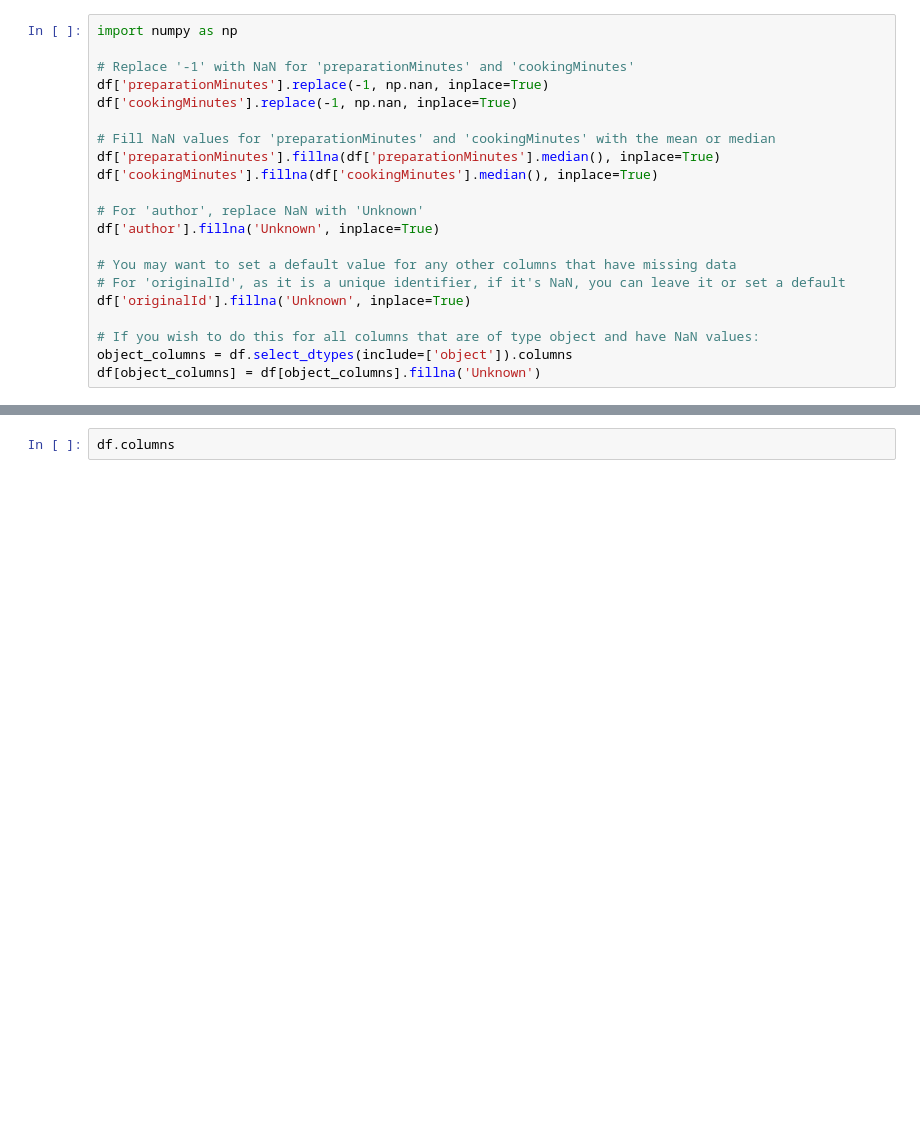
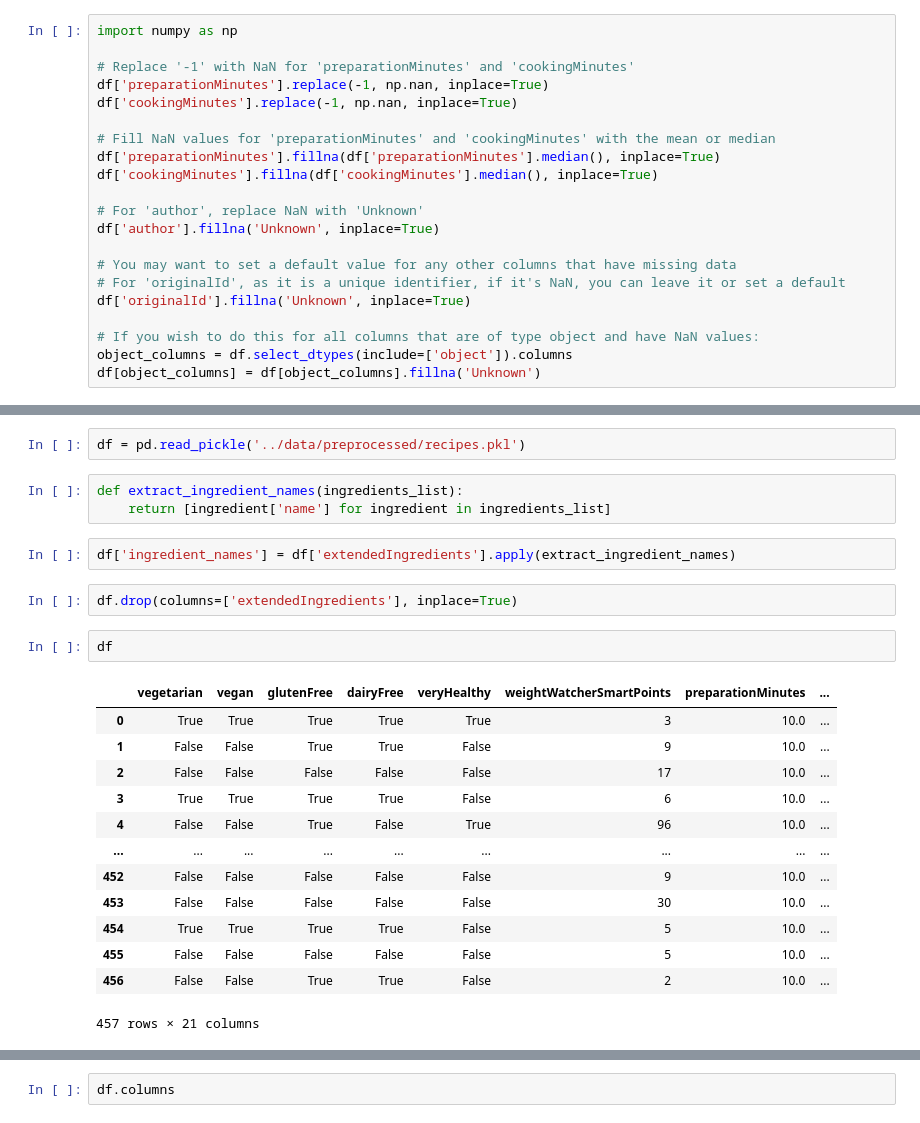
Before and after one commit to watrgoat/OptimalEats, a Jupyter notebook: notebooks/EDA.ipynb, the cells around one changed output, grey strips where cells are left out. Cells and saved outputs as stored; diff of their text form; blank space fills up the shorter version.

```diff
--- a/notebooks/EDA.ipynb
+++ b/notebooks/EDA.ipynb
@@ -157,0 +176,25 @@ df = df[df['cheap'] == bool(cost)]
+# %%
+df = pd.read_pickle('../data/preprocessed/recipes.pkl')
+# %%
+def extract_ingredient_names(ingredients_list):
+    return [ingredient['name'] for ingredient in ingredients_list]
+# %%
+df['ingredient_names'] = df['extendedIngredients'].apply(extract_ingredient_names)
+# %%
+df.drop(columns=['extendedIngredients'], inplace=True)
+# %%
+df
+# %% [output]
+|  | vegetarian | vegan | glutenFree | dairyFree | veryHealthy | weightWatcherSmartPoints | preparationMinutes | ... |
+| 0 | True | True | True | True | True | 3 | 10.0 | ... |
+| 1 | False | False | True | True | False | 9 | 10.0 | ... |
+| 2 | False | False | False | False | False | 17 | 10.0 | ... |
+| 3 | True | True | True | True | False | 6 | 10.0 | ... |
+| 4 | False | False | True | False | True | 96 | 10.0 | ... |
+| ... | ... | ... | ... | ... | ... | ... | ... | ... |
+| 452 | False | False | False | False | False | 9 | 10.0 | ... |
+| 453 | False | False | False | False | False | 30 | 10.0 | ... |
+| 454 | True | True | True | True | False | 5 | 10.0 | ... |
+| 455 | False | False | False | False | False | 5 | 10.0 | ... |
+| 456 | False | False | True | True | False | 2 | 10.0 | ... |
+457 rows × 21 columns
```
Also changed, not shown: parts of 15 cells of this notebook, 4 other files.
